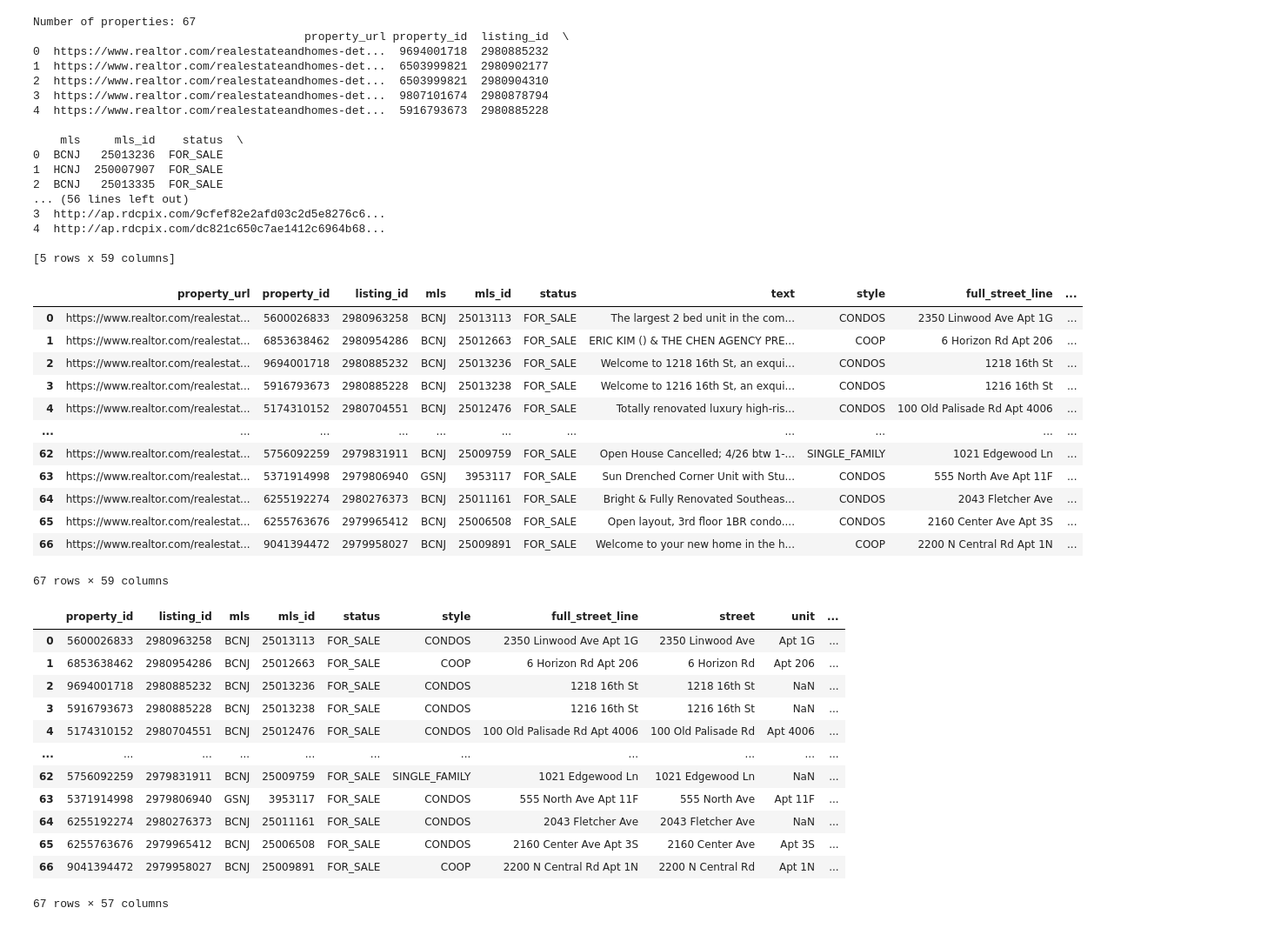
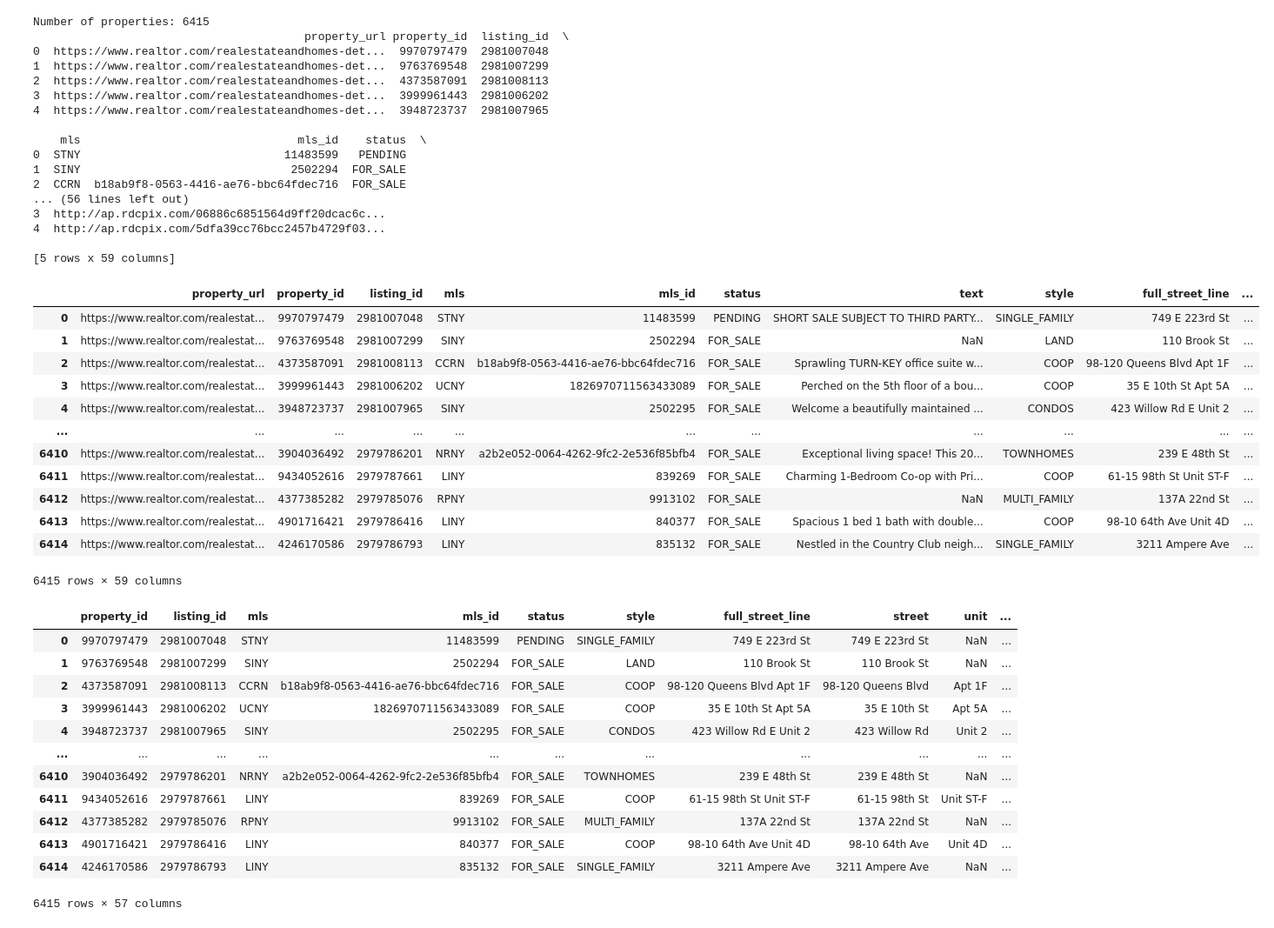
Before and after one commit to nolipot/house-prediction-model, a Jupyter notebook: house.ipynb, the cells around one changed output. Shown at 87% size. Saved outputs shown, nothing was run; the diff lists cells and outputs as text; code cells hidden in the pictures.

```diff
--- a/house.ipynb
+++ b/house.ipynb
@@ -8,7 +8,7 @@ current_timestamp = datetime.now().strftime("%Y%m%d_%H%M%S")
 filename = f"HomeHarvest_{current_timestamp}.csv"
 
 properties = scrape_property(
-  location="Fort Lee, NJ",
+  location="New York City, NY",
   listing_type="for_sale",  # or (for_sale, for_rent, pending)
   past_days=30,  # sold in last 30 days - listed in last 30 days if (for_sale, for_rent)
 
@@ -21,51 +21,51 @@ properties = scrape_property(
 print(f"Number of properties: {len(properties)}")
 
 # Export to csv
-# properties.to_csv(filename, index=False)
+properties.to_csv(filename, index=False)
 print(properties.head())
 # %% [output]
-Number of properties: 67
+Number of properties: 6415
                                         property_url property_id  listing_id  \
-0  https://www.realtor.com/realestateandhomes-det...  9694001718  2980885232
-1  https://www.realtor.com/realestateandhomes-det...  6503999821  2980902177
-2  https://www.realtor.com/realestateandhomes-det...  6503999821  2980904310
-3  https://www.realtor.com/realestateandhomes-det...  9807101674  2980878794
-4  https://www.realtor.com/realestateandhomes-det...  5916793673  2980885228
+0  https://www.realtor.com/realestateandhomes-det...  9970797479  2981007048
+1  https://www.realtor.com/realestateandhomes-det...  9763769548  2981007299
+2  https://www.realtor.com/realestateandhomes-det...  4373587091  2981008113
+3  https://www.realtor.com/realestateandhomes-det...  3999961443  2981006202
+4  https://www.realtor.com/realestateandhomes-det...  3948723737  2981007965
 
-    mls     mls_id    status  \
-0  BCNJ   25013236  FOR_SALE
-1  HCNJ  250007907  FOR_SALE
-2  BCNJ   25013335  FOR_SALE
+    mls                                mls_id    status  \
+0  STNY                              11483599   PENDING
+1  SINY                               2502294  FOR_SALE
+2  CCRN  b18ab9f8-0563-4416-ae76-bbc64fdec716  FOR_SALE
 ... (56 lines left out)
-3  http://ap.rdcpix.com/9cfef82e2afd03c2d5e8276c6...
-4  http://ap.rdcpix.com/dc821c650c7ae1412c6964b68...
+3  http://ap.rdcpix.com/06886c6851564d9ff20dcac6c...
+4  http://ap.rdcpix.com/5dfa39cc76bcc2457b4729f03...
 
 [5 rows x 59 columns]
 # %%
 def read_data(file_name):
     """
     Read the data from the file and return a Pandas DataFrame
     file_name: str, name of the file to read
     return: Pandas DataFrame
     """
     return pd.read_csv(file_name)
 
-data = read_data("HomeHarvest_20250425_134721.csv")
+data = read_data("HomeHarvest_20250425_154044.csv")
 display(data)
 # %% [output]
 |  | property_url | property_id | listing_id | mls | mls_id | status | text | style | full_street_line | ... |
-| 0 | https://www.realtor.com/realestat... | 5600026833 | 2980963258 | BCNJ | 25013113 | FOR_SALE | The largest 2 bed unit in the com... | CONDOS | 2350 Linwood Ave Apt 1G | ... |
-| 1 | https://www.realtor.com/realestat... | 6853638462 | 2980954286 | BCNJ | 25012663 | FOR_SALE | ERIC KIM () & THE CHEN AGENCY PRE... | COOP | 6 Horizon Rd Apt 206 | ... |
-| 2 | https://www.realtor.com/realestat... | 9694001718 | 2980885232 | BCNJ | 25013236 | FOR_SALE | Welcome to 1218 16th St, an exqui... | CONDOS | 1218 16th St | ... |
-| 3 | https://www.realtor.com/realestat... | 5916793673 | 2980885228 | BCNJ | 25013238 | FOR_SALE | Welcome to 1216 16th St, an exqui... | CONDOS | 1216 16th St | ... |
-| 4 | https://www.realtor.com/realestat... | 5174310152 | 2980704551 | BCNJ | 25012476 | FOR_SALE | Totally renovated luxury high-ris... | CONDOS | 100 Old Palisade Rd Apt 4006 | ... |
+| 0 | https://www.realtor.com/realestat... | 9970797479 | 2981007048 | STNY | 11483599 | PENDING | SHORT SALE SUBJECT TO THIRD PARTY... | SINGLE_FAMILY | 749 E 223rd St | ... |
+| 1 | https://www.realtor.com/realestat... | 9763769548 | 2981007299 | SINY | 2502294 | FOR_SALE | NaN | LAND | 110 Brook St | ... |
+| 2 | https://www.realtor.com/realestat... | 4373587091 | 2981008113 | CCRN | b18ab9f8-0563-4416-ae76-bbc64fdec716 | FOR_SALE | Sprawling TURN-KEY office suite w... | COOP | 98-120 Queens Blvd Apt 1F | ... |
+| 3 | https://www.realtor.com/realestat... | 3999961443 | 2981006202 | UCNY | 1826970711563433089 | FOR_SALE | Perched on the 5th floor of a bou... | COOP | 35 E 10th St Apt 5A | ... |
+| 4 | https://www.realtor.com/realestat... | 3948723737 | 2981007965 | SINY | 2502295 | FOR_SALE | Welcome a beautifully maintained ... | CONDOS | 423 Willow Rd E Unit 2 | ... |
 | ... | ... | ... | ... | ... | ... | ... | ... | ... | ... | ... |
-| 62 | https://www.realtor.com/realestat... | 5756092259 | 2979831911 | BCNJ | 25009759 | FOR_SALE | Open House Cancelled; 4/26 btw 1-... | SINGLE_FAMILY | 1021 Edgewood Ln | ... |
-| 63 | https://www.realtor.com/realestat... | 5371914998 | 2979806940 | GSNJ | 3953117 | FOR_SALE | Sun Drenched Corner Unit with Stu... | CONDOS | 555 North Ave Apt 11F | ... |
-| 64 | https://www.realtor.com/realestat... | 6255192274 | 2980276373 | BCNJ | 25011161 | FOR_SALE | Bright & Fully Renovated Southeas... | CONDOS | 2043 Fletcher Ave | ... |
-| 65 | https://www.realtor.com/realestat... | 6255763676 | 2979965412 | BCNJ | 25006508 | FOR_SALE | Open layout, 3rd floor 1BR condo.... | CONDOS | 2160 Center Ave Apt 3S | ... |
-| 66 | https://www.realtor.com/realestat... | 9041394472 | 2979958027 | BCNJ | 25009891 | FOR_SALE | Welcome to your new home in the h... | COOP | 2200 N Central Rd Apt 1N | ... |
+| 6410 | https://www.realtor.com/realestat... | 3904036492 | 2979786201 | NRNY | a2b2e052-0064-4262-9fc2-2e536f85bfb4 | FOR_SALE | Exceptional living space! This 20... | TOWNHOMES | 239 E 48th St | ... |
+| 6411 | https://www.realtor.com/realestat... | 9434052616 | 2979787661 | LINY | 839269 | FOR_SALE | Charming 1-Bedroom Co-op with Pri... | COOP | 61-15 98th St Unit ST-F | ... |
+| 6412 | https://www.realtor.com/realestat... | 4377385282 | 2979785076 | RPNY | 9913102 | FOR_SALE | NaN | MULTI_FAMILY | 137A 22nd St | ... |
+| 6413 | https://www.realtor.com/realestat... | 4901716421 | 2979786416 | LINY | 840377 | FOR_SALE | Spacious 1 bed 1 bath with double... | COOP | 98-10 64th Ave Unit 4D | ... |
+| 6414 | https://www.realtor.com/realestat... | 4246170586 | 2979786793 | LINY | 835132 | FOR_SALE | Nestled in the Country Club neigh... | SINGLE_FAMILY | 3211 Ampere Ave | ... |
-67 rows × 59 columns
+6415 rows × 59 columns
 # %%
 def pre_process(data):
     """
@@ -79,15 +79,15 @@ clean_data = pre_process(data)
 display(clean_data)
 # %% [output]
 |  | property_id | listing_id | mls | mls_id | status | style | full_street_line | street | unit | ... |
-| 0 | 5600026833 | 2980963258 | BCNJ | 25013113 | FOR_SALE | CONDOS | 2350 Linwood Ave Apt 1G | 2350 Linwood Ave | Apt 1G | ... |
-| 1 | 6853638462 | 2980954286 | BCNJ | 25012663 | FOR_SALE | COOP | 6 Horizon Rd Apt 206 | 6 Horizon Rd | Apt 206 | ... |
-| 2 | 9694001718 | 2980885232 | BCNJ | 25013236 | FOR_SALE | CONDOS | 1218 16th St | 1218 16th St | NaN | ... |
-| 3 | 5916793673 | 2980885228 | BCNJ | 25013238 | FOR_SALE | CONDOS | 1216 16th St | 1216 16th St | NaN | ... |
-| 4 | 5174310152 | 2980704551 | BCNJ | 25012476 | FOR_SALE | CONDOS | 100 Old Palisade Rd Apt 4006 | 100 Old Palisade Rd | Apt 4006 | ... |
+| 0 | 9970797479 | 2981007048 | STNY | 11483599 | PENDING | SINGLE_FAMILY | 749 E 223rd St | 749 E 223rd St | NaN | ... |
+| 1 | 9763769548 | 2981007299 | SINY | 2502294 | FOR_SALE | LAND | 110 Brook St | 110 Brook St | NaN | ... |
+| 2 | 4373587091 | 2981008113 | CCRN | b18ab9f8-0563-4416-ae76-bbc64fdec716 | FOR_SALE | COOP | 98-120 Queens Blvd Apt 1F | 98-120 Queens Blvd | Apt 1F | ... |
+| 3 | 3999961443 | 2981006202 | UCNY | 1826970711563433089 | FOR_SALE | COOP | 35 E 10th St Apt 5A | 35 E 10th St | Apt 5A | ... |
+| 4 | 3948723737 | 2981007965 | SINY | 2502295 | FOR_SALE | CONDOS | 423 Willow Rd E Unit 2 | 423 Willow Rd | Unit 2 | ... |
 | ... | ... | ... | ... | ... | ... | ... | ... | ... | ... | ... |
-| 62 | 5756092259 | 2979831911 | BCNJ | 25009759 | FOR_SALE | SINGLE_FAMILY | 1021 Edgewood Ln | 1021 Edgewood Ln | NaN | ... |
-| 63 | 5371914998 | 2979806940 | GSNJ | 3953117 | FOR_SALE | CONDOS | 555 North Ave Apt 11F | 555 North Ave | Apt 11F | ... |
-| 64 | 6255192274 | 2980276373 | BCNJ | 25011161 | FOR_SALE | CONDOS | 2043 Fletcher Ave | 2043 Fletcher Ave | NaN | ... |
-| 65 | 6255763676 | 2979965412 | BCNJ | 25006508 | FOR_SALE | CONDOS | 2160 Center Ave Apt 3S | 2160 Center Ave | Apt 3S | ... |
-| 66 | 9041394472 | 2979958027 | BCNJ | 25009891 | FOR_SALE | COOP | 2200 N Central Rd Apt 1N | 2200 N Central Rd | Apt 1N | ... |
+| 6410 | 3904036492 | 2979786201 | NRNY | a2b2e052-0064-4262-9fc2-2e536f85bfb4 | FOR_SALE | TOWNHOMES | 239 E 48th St | 239 E 48th St | NaN | ... |
+| 6411 | 9434052616 | 2979787661 | LINY | 839269 | FOR_SALE | COOP | 61-15 98th St Unit ST-F | 61-15 98th St | Unit ST-F | ... |
+| 6412 | 4377385282 | 2979785076 | RPNY | 9913102 | FOR_SALE | MULTI_FAMILY | 137A 22nd St | 137A 22nd St | NaN | ... |
+| 6413 | 4901716421 | 2979786416 | LINY | 840377 | FOR_SALE | COOP | 98-10 64th Ave Unit 4D | 98-10 64th Ave | Unit 4D | ... |
+| 6414 | 4246170586 | 2979786793 | LINY | 835132 | FOR_SALE | SINGLE_FAMILY | 3211 Ampere Ave | 3211 Ampere Ave | NaN | ... |
-67 rows × 57 columns
+6415 rows × 57 columns
```
Also changed, not shown: 2 other files.
